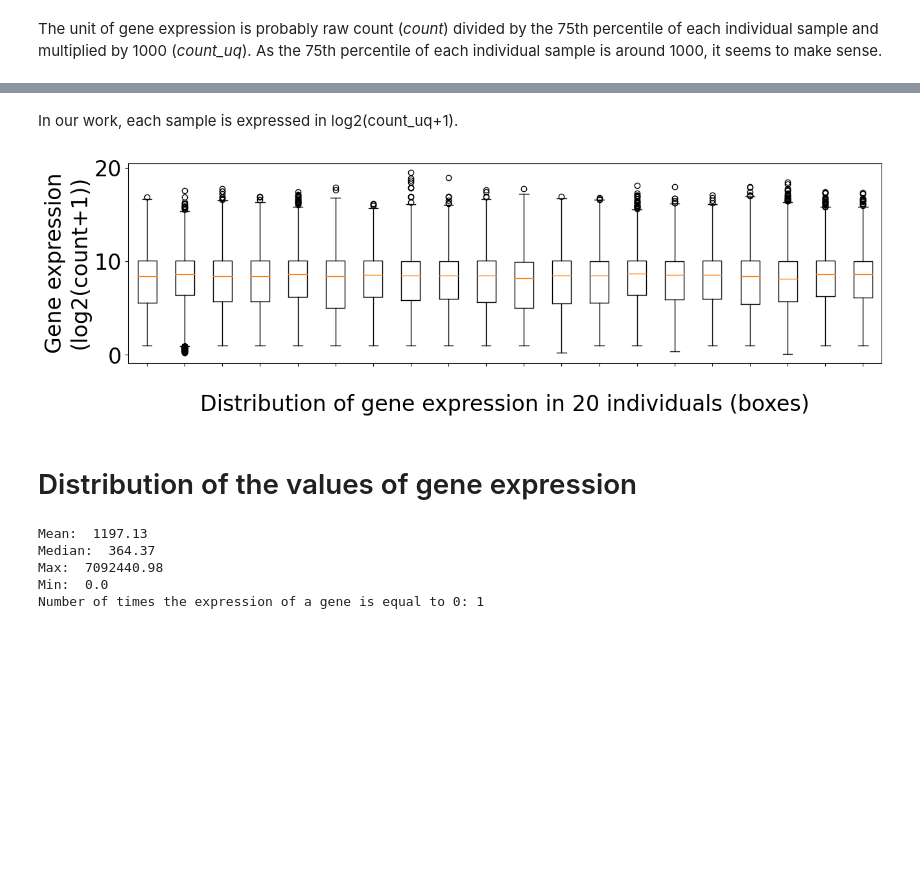
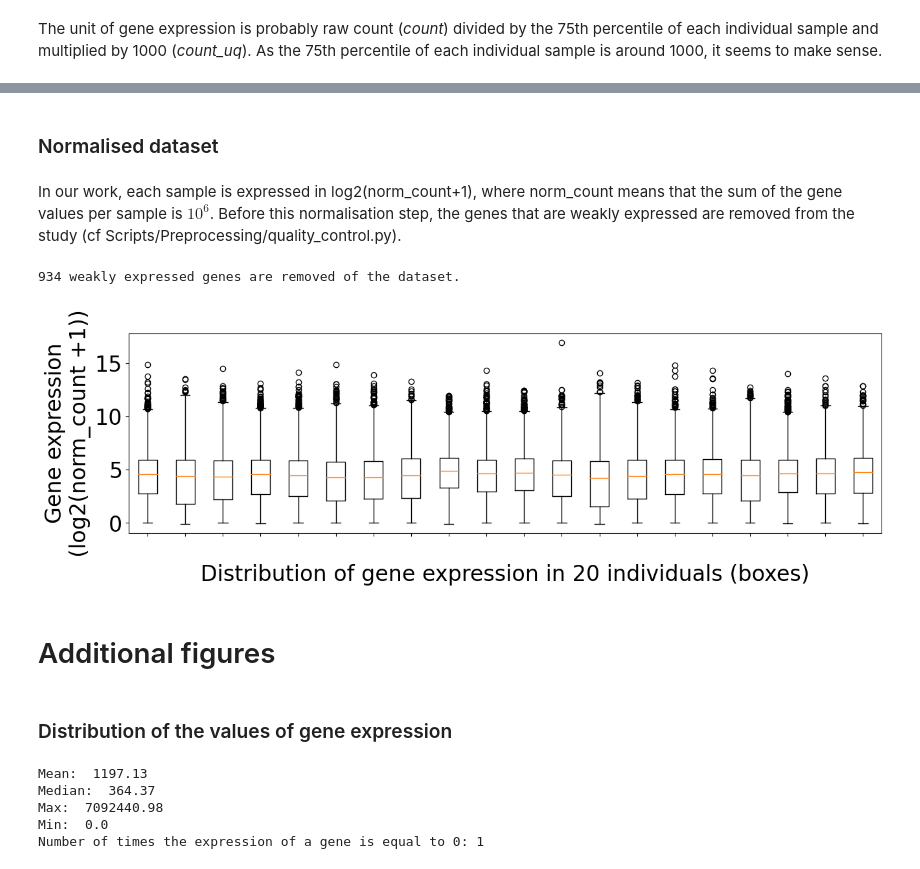
Before and after one commit to mbonto/XAI_in_genomics, a Jupyter notebook: Pancan/Data/Discover_gene_expression_data.ipynb, the cells around one changed output, grey strips where cells are left out. Cells and saved outputs as stored; diff of their text form; code cells hidden in the pictures; blank space fills up the shorter version.

Commit message:
Code adapted to a new preprocessing step.

```diff
--- a/Pancan/Data/Discover_gene_expression_data.ipynb
+++ b/Pancan/Data/Discover_gene_expression_data.ipynb
@@ -42,2 +51,4 @@ plt.show()
+# %% [markdown]
+### Normalised dataset
 # %% [markdown]
-In our work, each sample is expressed in log2(count_uq+1).
+In our work, each sample is expressed in log2(norm_count+1), where norm_count means that the sum of the gene values per sample is $10^6$. Before this normalisation step, the genes that are weakly expressed are removed from the study (cf Scripts/Preprocessing/quality_control.py).
@@ -47,10 +55,26 @@ unit = 'log2(count+1)'
 # %%
-ylabel = f'Gene expression\n({unit})'
+# Normalised dataset
+X, y, class_name, feat_name = load_data(data_path, name,
+                                        weakly_expressed_genes_removed=True,
+                                        ood_samples_removed=True)
+_, _, log2, reverse_log2, divide_by_sum, factor = get_data_normalization_parameters(name)
+if reverse_log2:
+    X = transform_data(X, transform='reverse_log2')
+if divide_by_sum:
+    X = transform_data(X, transform='divide_by_sum', factor=factor)
+if log2:
+    X = transform_data(X, transform='log2')
+
+# Boxplots
+ylabel = f'Gene expression\n(log2(norm_count +1))'
 describe_random_individuals(X, ylabel)
 # %% [output]
+934 weakly expressed genes are removed of the dataset.
-[figure, old version]
+[figure, new version]
+# %% [markdown]
+# Additional figures
 # %% [markdown]
-# Distribution of the values of gene expression
+### Distribution of the values of gene expression
 # %%
 describe_gene_expression(2**X - 1, log_scale=False)
 # %% [output]
```
Also changed, not shown: parts of 8 cells of this notebook, 11 other files.
